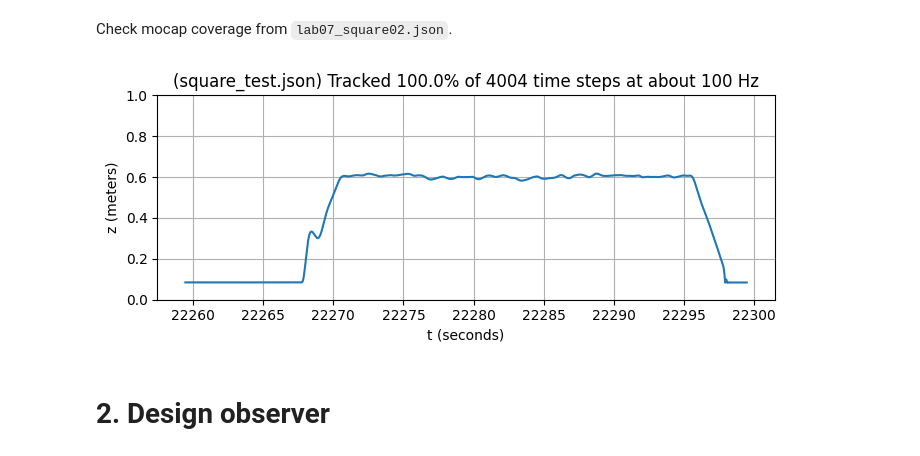
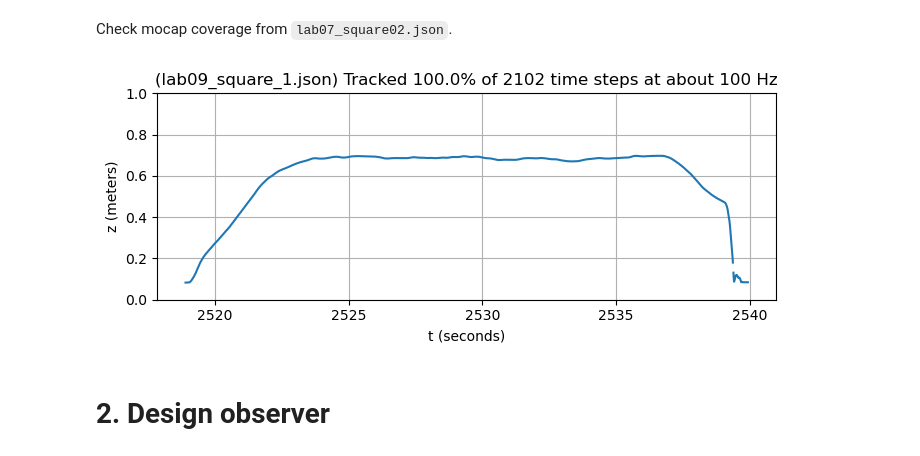
Before and after one commit to danthoney123/AE483FinalProject, a Jupyter notebook: crazyflie-client/testing/02_design.ipynb, the cells around one changed output. Cells and saved outputs as stored; diff of their text form; code cells hidden in the pictures.

```diff
--- a/crazyflie-client/testing/02_design.ipynb
+++ b/crazyflie-client/testing/02_design.ipynb
@@ -42,9 +42,9 @@ def obsv(A, C):
 # %% [markdown]
 Check mocap coverage from `lab07_square02.json`.
 # %%
-check_mocap_coverage('square_test.json')
+check_mocap_coverage('lab09_square_1.json')
 # %% [output]
-[figure, old version]
+[figure, new version]
 # %% [markdown]
 # 2. Design observer
 # %% [markdown]
```
Also changed, not shown: parts of 8 cells of this notebook, 5 other files.
